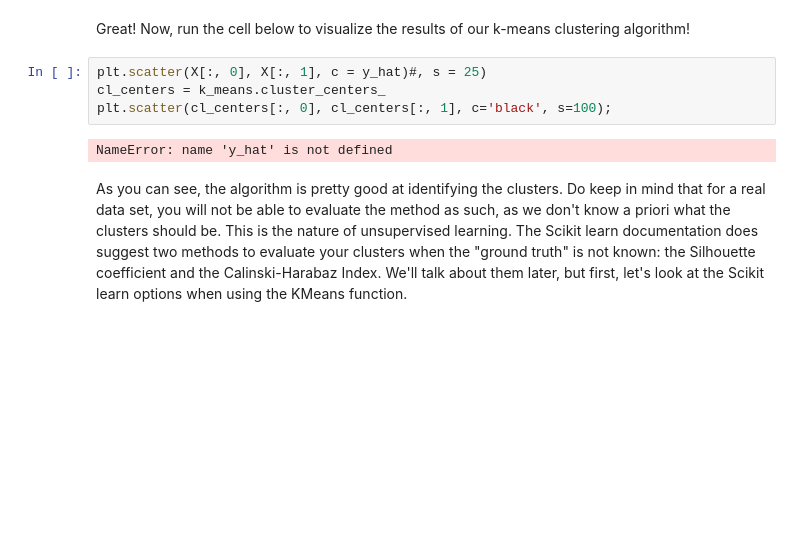
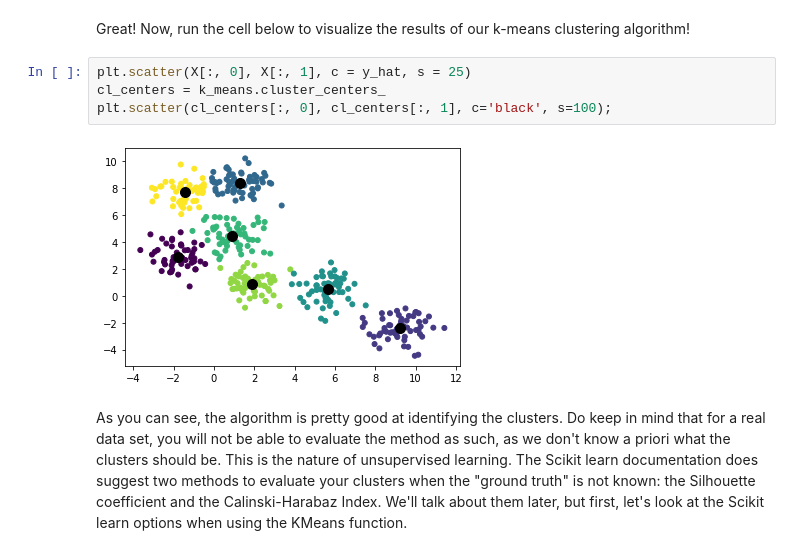
Before and after one commit to kathrinv/ds-k-means-clustering-lab-nyc-ds-082619, a Jupyter notebook: index.ipynb, the cells around one changed output. Drawn from its saved outputs; the diff is of its cells as text; blank space fills up the shorter version.

```diff
--- a/index.ipynb
+++ b/index.ipynb
@@ -55,11 +55,11 @@ y_hat = k_means.predict(X)
 # %% [markdown]
 Great! Now, run the cell below to visualize the results of our k-means clustering algorithm!
 # %%
-plt.scatter(X[:, 0], X[:, 1], c = y_hat)#, s = 25)
+plt.scatter(X[:, 0], X[:, 1], c = y_hat, s = 25)
 cl_centers = k_means.cluster_centers_
 plt.scatter(cl_centers[:, 0], cl_centers[:, 1], c='black', s=100);
 # %% [output]
-NameError: name 'y_hat' is not defined
+[figure, added]
 # %% [markdown]
 As you can see, the algorithm is pretty good at identifying the clusters. Do keep in mind that for a real data set, you will not be able to evaluate the method as such, as we don't know a priori what the clusters should be. This is the nature of unsupervised learning. The Scikit learn documentation does suggest two methods to evaluate your clusters when the "ground truth" is not known: the Silhouette coefficient and the Calinski-Harabaz Index. We'll talk about them later, but first, let's look at the Scikit learn options when using the KMeans function.
 # %% [markdown]
```
